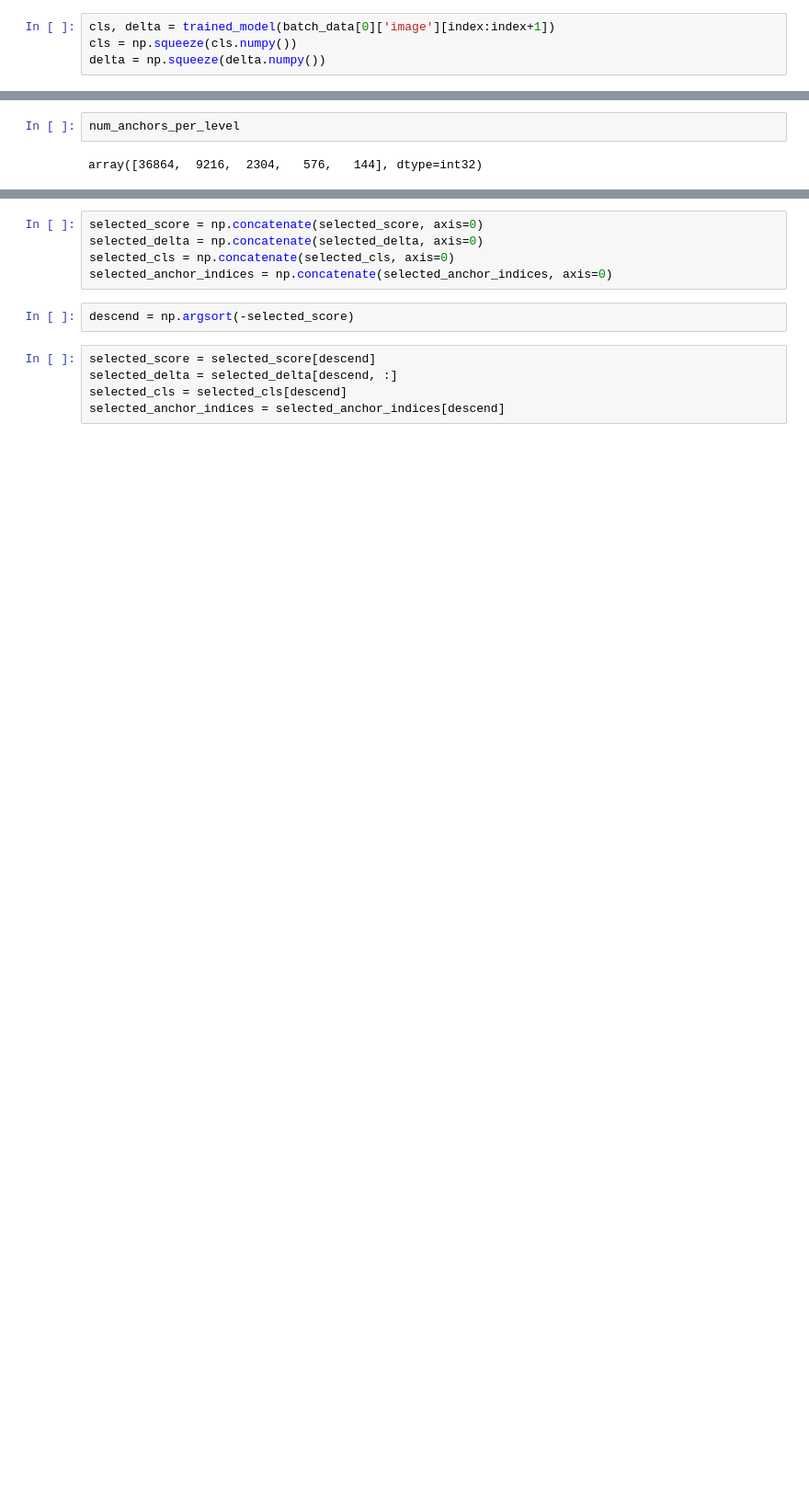
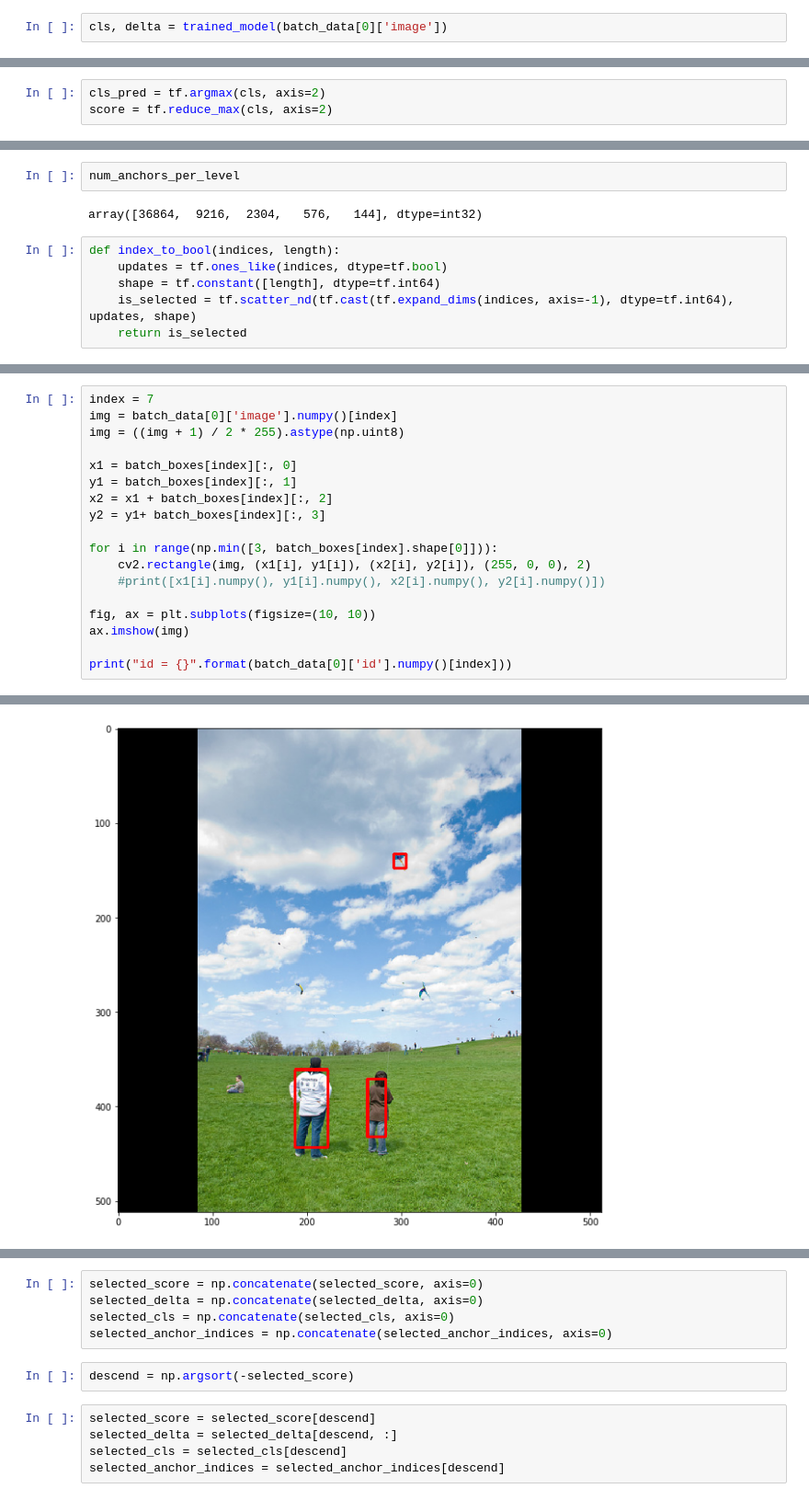
Before and after one commit to rajesh1226/fastestimator, a Jupyter notebook: apphub/instance_detection/retinanet_coco/inference.ipynb, the cells around one changed output, grey strips where cells are left out. Shown at 92% size. Saved outputs shown, nothing was run; the diff lists cells and outputs as text; blank space fills up the shorter version.

```diff
--- a/apphub/instance_detection/retinanet_coco/inference.ipynb
+++ b/apphub/instance_detection/retinanet_coco/inference.ipynb
@@ -241,6 +170,4 @@ np.exp(h[12]) * selected_anchors[-1, 0, 3]
 # %%
 trained_model = load_model('/data/hsiming/dev/retinanet_best_total_loss.h5', compile=False)
 # %%
-cls, delta = trained_model(batch_data[0]['image'][index:index+1])
-cls = np.squeeze(cls.numpy())
-delta = np.squeeze(delta.numpy())
+cls, delta = trained_model(batch_data[0]['image'])
@@ -257,0 +185,3 @@ array([ 0.12265791,  0.19722751, -0.22025388, -0.33690053], dtype=float32)
+# %%
+cls_pred = tf.argmax(cls, axis=2)
+score = tf.reduce_max(cls, axis=2)
@@ -265,3 +201,9 @@ score.shape
 num_anchors_per_level
 # %% [output]
 array([36864,  9216,  2304,   576,   144], dtype=int32)
+# %%
+def index_to_bool(indices, length):
+    updates = tf.ones_like(indices, dtype=tf.bool)
+    shape = tf.constant([length], dtype=tf.int64)
+    is_selected = tf.scatter_nd(tf.cast(tf.expand_dims(indices, axis=-1), dtype=tf.int64), updates, shape)
+    return is_selected
@@ -267,0 +313,19 @@ array([36864,  9216,  2304,   576,   144], dtype=int32)
+# %%
+index = 7
+img = batch_data[0]['image'].numpy()[index]
+img = ((img + 1) / 2 * 255).astype(np.uint8)
+
+x1 = batch_boxes[index][:, 0]
+y1 = batch_boxes[index][:, 1]
+x2 = x1 + batch_boxes[index][:, 2]
+y2 = y1+ batch_boxes[index][:, 3]
+
+for i in range(np.min([3, batch_boxes[index].shape[0]])):
+    cv2.rectangle(img, (x1[i], y1[i]), (x2[i], y2[i]), (255, 0, 0), 2)
+    #print([x1[i].numpy(), y1[i].numpy(), x2[i].numpy(), y2[i].numpy()])
+
+fig, ax = plt.subplots(figsize=(10, 10))
+ax.imshow(img)
+
+print("id = {}".format(batch_data[0]['id'].numpy()[index]))
+# %% [output]
@@ -267,0 +333 @@ array([36864,  9216,  2304,   576,   144], dtype=int32)
+[figure, added]
```
Also changed, not shown: parts of 46 cells of this notebook, 1 other file.
